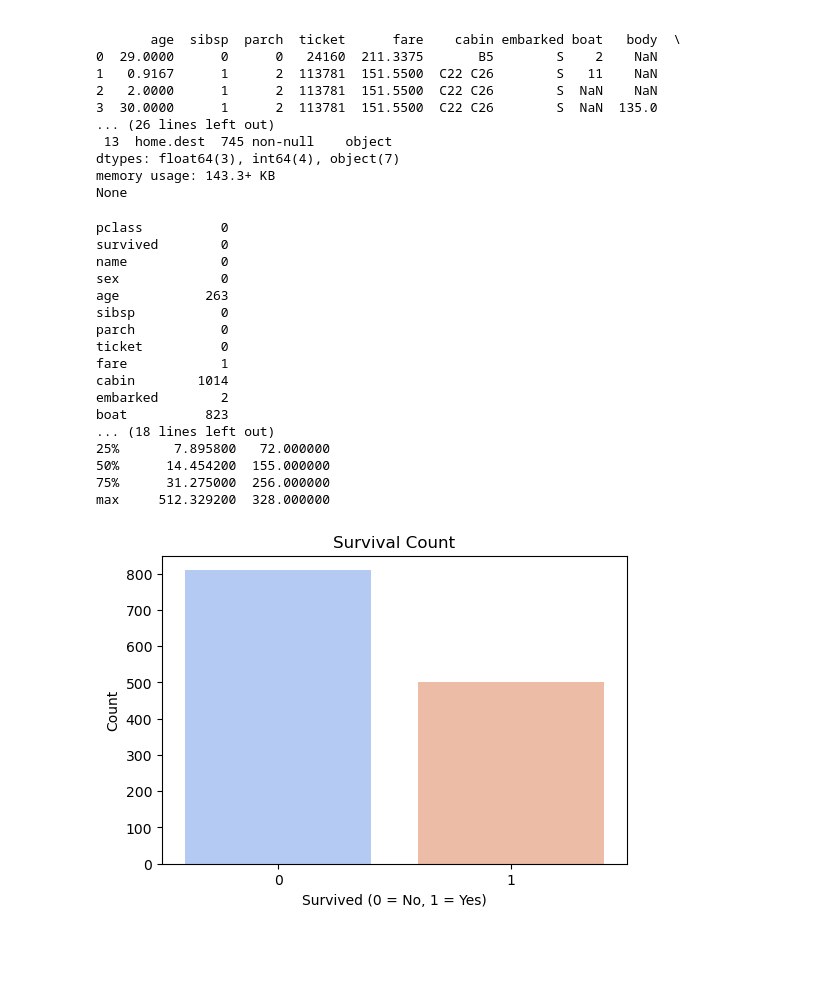
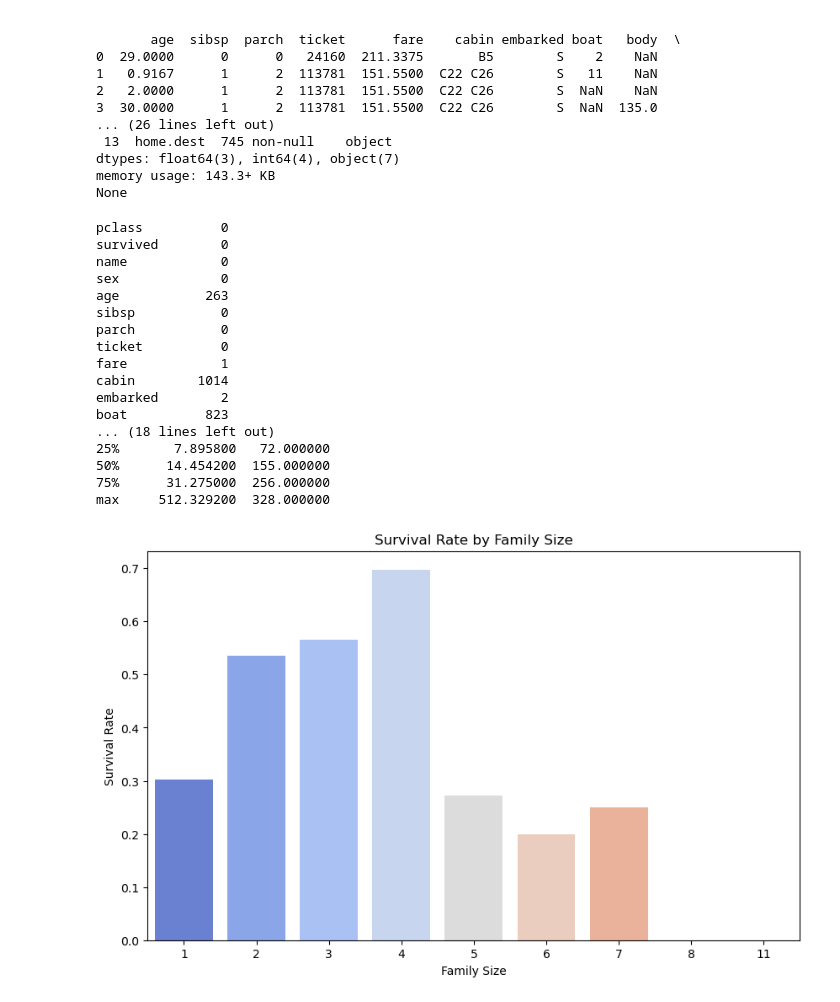
Before and after one commit to singhreyn/ML-fundamentals-2025, a Jupyter notebook: assignment_1_reyna_singh.ipynb, the cells around one changed output. Cells and saved outputs as stored; diff of their text form; code cells hidden in the pictures; blank space fills up the shorter version.

```diff
--- a/assignment_1_reyna_singh.ipynb
+++ b/assignment_1_reyna_singh.ipynb
@@ -29,38 +32,41 @@ None
 # %%
 print(df.isnull().sum())
 print(df.describe())
 
-# Survival count plot
-plt.figure(figsize=(6,4))
-sns.countplot(x='survived', data=df, palette='coolwarm')
-plt.title("Survival Count")
-plt.xlabel("Survived (0 = No, 1 = Yes)")
-plt.ylabel("Count")
+# Survival Rate by Family (Bar Graph)
+df['family_size'] = df['sibsp'] + df['parch'] + 1
+plt.figure(figsize=(10, 6))
+sns.barplot(x='family_size', y='survived', data=df, ci=None, palette='coolwarm')
+plt.title('Survival Rate by Family Size')
+plt.xlabel('Family Size')
+plt.ylabel('Survival Rate')
 plt.show()
 
-# Age distribution
-plt.figure(figsize=(8,5))
-sns.histplot(df['age'].dropna(), bins=30, kde=True, color='teal')
-plt.title("Age Distribution")
-plt.xlabel("Age")
-plt.ylabel("Frequency")
+
+# Survival Rate by Passenger Class (Bar Graph)
+plt.figure(figsize=(8, 6))
+sns.barplot(x='pclass', y='survived', data=df, ci=None, palette='viridis')
+plt.title('Survival Rate by Passenger Class')
+plt.xlabel('Passenger Class')
+plt.ylabel('Survival Rate')
+plt.xticks([0, 1, 2], ['1st Class', '2nd Class', '3rd Class'])
 plt.show()
 # %% [output]
 pclass          0
 survived        0
 name            0
 sex             0
 age           263
 sibsp           0
 parch           0
 ticket          0
 fare            1
 cabin        1014
 embarked        2
 boat          823
 ... (18 lines left out)
 25%       7.895800   72.000000
 50%      14.454200  155.000000
 75%      31.275000  256.000000
 max     512.329200  328.000000
-[figure, old version]
+[figure, new version]
```
Also changed, not shown: parts of 22 cells of this notebook.
